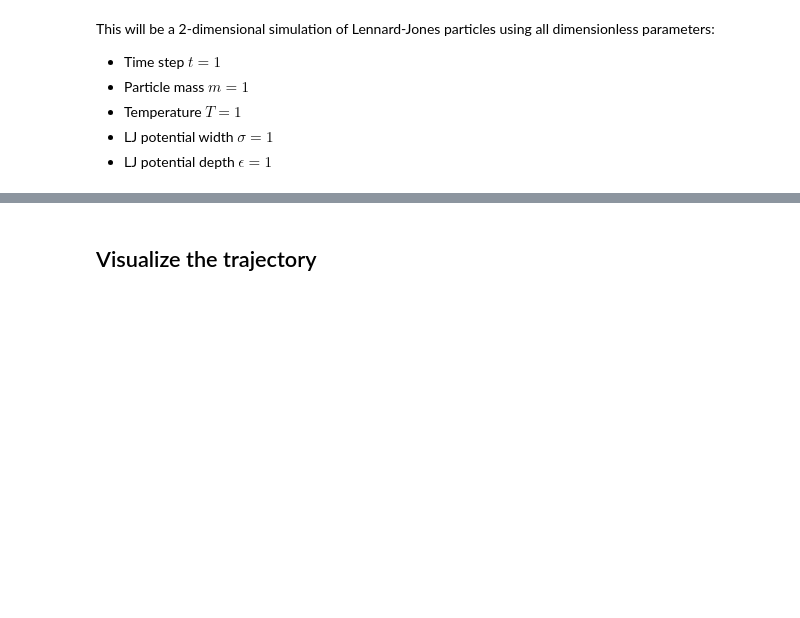
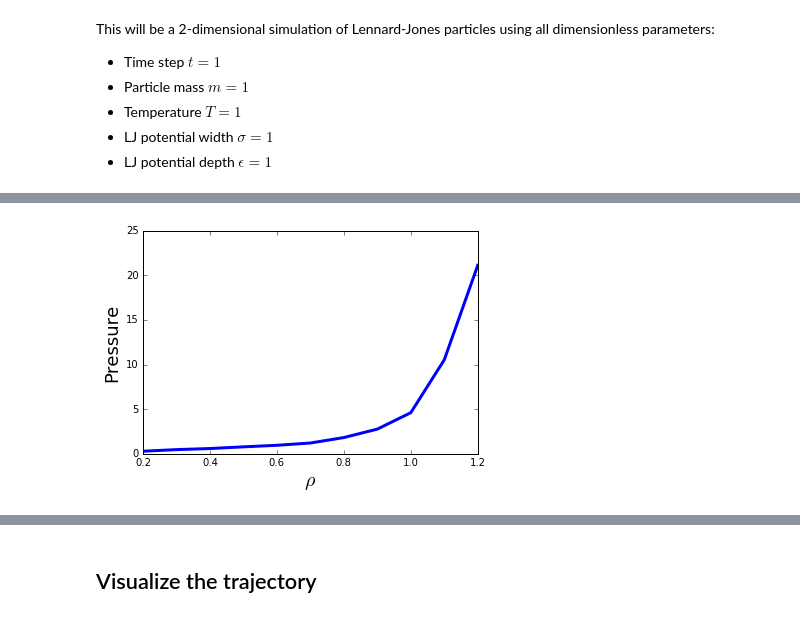
Before and after one commit to chargus/active, a Jupyter notebook: molecular_dynamics.ipynb, the cells around one changed output, grey strips where cells are left out. Drawn from its saved outputs; the diff is of its cells as text; code cells hidden in the pictures; blank space fills up the shorter version.

```diff
--- a/molecular_dynamics.ipynb
+++ b/molecular_dynamics.ipynb
@@ -93,0 +116,11 @@ plt.plot(kinetic_energy)
+# %%
+ps = [np.mean(traj[10:]) for traj in prestrajs]
+fig = plt.figure()
+ax = fig.add_subplot(111)
+ax.plot(rhos, ps, lw=3)
+ax.set_xlim(0.2,1.2)
+ax.set_xlabel(r'$\rho$', fontsize=20)
+ax.set_ylabel('Pressure', fontsize=18)
+fig.savefig('f/rho_p.png', dpi=400, bbox_inches='tight')
+# %% [output]
+[figure, added]
```
Also changed, not shown: parts of 59 cells of this notebook, 2 other files.
